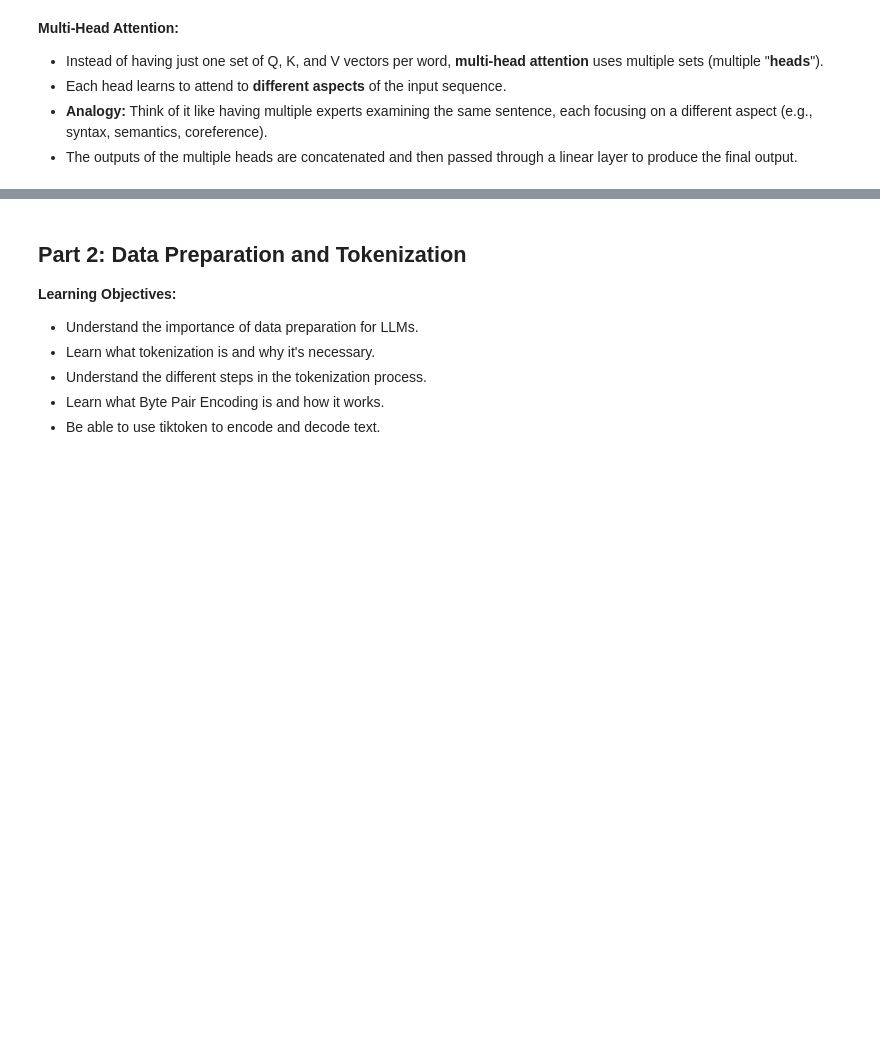
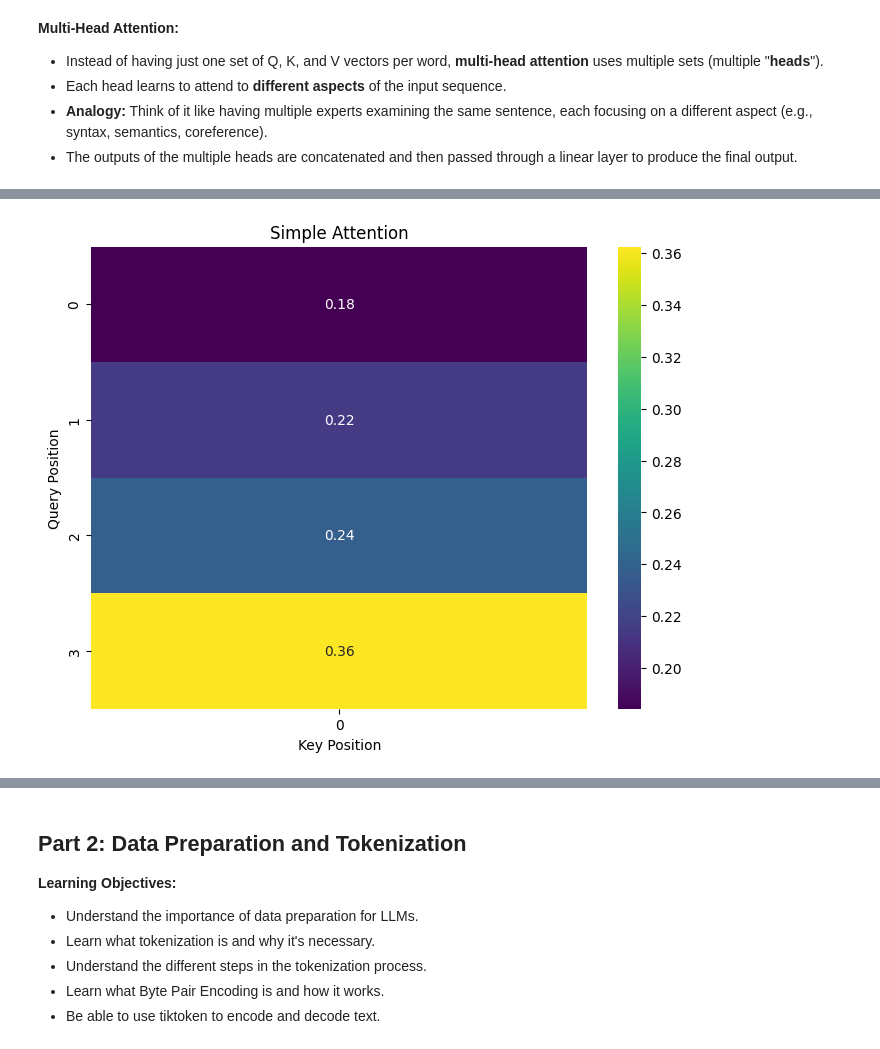
Before and after one commit to aisingapore/learning-buildgpt2, a Jupyter notebook: Build_GPT_Lecture_NTU.ipynb, the cells around one changed output, grey strips where cells are left out. Saved outputs shown, nothing was run; the diff lists cells and outputs as text; code cells hidden in the pictures; blank space fills up the shorter version.

```diff
--- a/Build_GPT_Lecture_NTU.ipynb
+++ b/Build_GPT_Lecture_NTU.ipynb
@@ -321,3 +380,102 @@ where:
 **Figure 6: Multi-Head Attention**
 
 ![Figure 6: Multi-Head Attention](images/Figure%206.png)
+# %%
+#Attention examples
+
+import torch
+import torch.nn as nn
+import torch.nn.functional as F
+import math
+import matplotlib.pyplot as plt
+import seaborn as sns
+
+class SimpleAttention(nn.Module):
+    def __init__(self, hidden_size):
+        super().__init__()
+        self.attention = nn.Linear(hidden_size * 2, 1)
+
+    def forward(self, query, keys):
+        batch_size, seq_len, _ = keys.shape
+        query = query.unsqueeze(1).repeat(1, seq_len, 1)
+        combined = torch.cat([query, keys], dim=2)
+        scores = self.attention(combined).squeeze(2)
+        attention_weights = F.softmax(scores, dim=1)
+        output = torch.bmm(attention_weights.unsqueeze(1), keys).squeeze(1)
+        return output, attention_weights.unsqueeze(-1)  # Add dimension for visualization
+
+class SelfAttention(nn.Module):
+    def __init__(self, hidden_size):
+        super().__init__()
+        self.query = nn.Linear(hidden_size, hidden_size)
+        self.key = nn.Linear(hidden_size, hidden_size)
+        self.value = nn.Linear(hidden_size, hidden_size)
+        self.scale = math.sqrt(hidden_size)
+
+    def forward(self, x):
+        q = self.query(x)
+        k = self.key(x)
+        v = self.value(x)
+        scores = torch.bmm(q, k.transpose(1, 2)) / self.scale
+        attention_weights = F.softmax(scores, dim=2)
+        output = torch.bmm(attention_weights, v)
+        return output, attention_weights
+
+class MaskedSelfAttention(nn.Module):
+    def __init__(self, hidden_size):
+        super().__init__()
+        self.query = nn.Linear(hidden_size, hidden_size)
+        self.key = nn.Linear(hidden_size, hidden_size)
+        self.value = nn.Linear(hidden_size, hidden_size)
+        self.scale = math.sqrt(hidden_size)
+
+    def forward(self, x):
+        batch_size, seq_len, _ = x.shape
+        q = self.query(x)
+        k = self.key(x)
+        v = self.value(x)
+        scores = torch.bmm(q, k.transpose(1, 2)) / self.scale
+        mask = torch.triu(torch.ones(seq_len, seq_len), diagonal=1).bool()
+        mask = mask.unsqueeze(0).expand(batch_size, -1, -1).to(x.device)
+        scores = scores.masked_fill(mask, float('-inf'))
+        attention_weights = F.softmax(scores, dim=2)
+        output = torch.bmm(attention_weights, v)
+        return output, attention_weights
+
+def plot_attention_matrix(weights, title):
+    plt.figure(figsize=(8, 6))
+    weights_np = weights[0].detach().numpy()
+    if len(weights_np.shape) == 3:
+        weights_np = weights_np.squeeze()
+    sns.heatmap(weights_np, annot=True, fmt='.2f', cmap='viridis')
+    plt.title(title)
+    plt.xlabel('Key Position')
+    plt.ylabel('Query Position')
+    plt.show()
+
+def run_demonstration():
+    batch_size = 2
+    seq_len = 4
+    hidden_size = 8
+
+    x = torch.randn(batch_size, seq_len, hidden_size)
+    query = torch.randn(batch_size, hidden_size)
+
+    models = {
+        'Simple Attention': SimpleAttention(hidden_size),
+        'Self Attention': SelfAttention(hidden_size),
+        'Masked Self Attention': MaskedSelfAttention(hidden_size)
+    }
+
+    with torch.no_grad():
+        for name, model in models.items():
+            if name == 'Simple Attention':
+                output, weights = model(query, x)
+            else:
+                output, weights = model(x)
+            plot_attention_matrix(weights, name)
+            print(f"\n{name} Shape:", weights.shape)
+
+run_demonstration()
+# %% [output]
+[figure, added]
```
Also changed, not shown: parts of 16 cells of this notebook.
